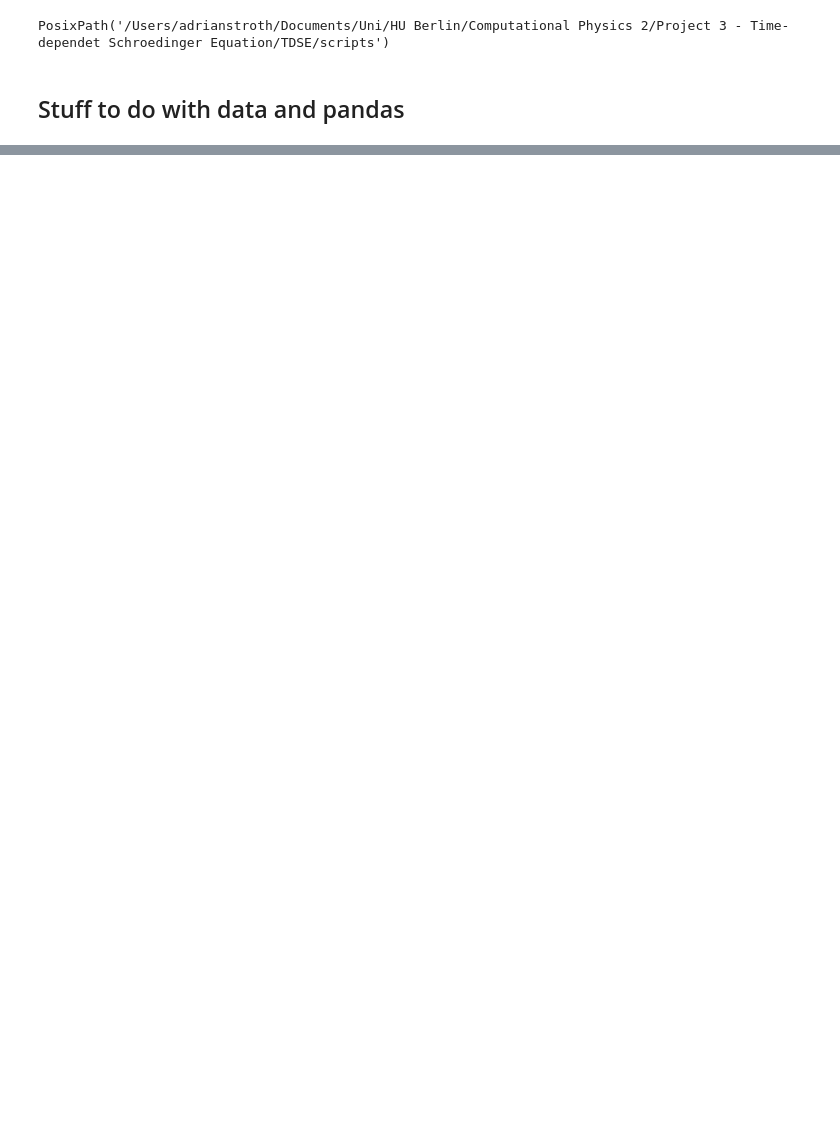
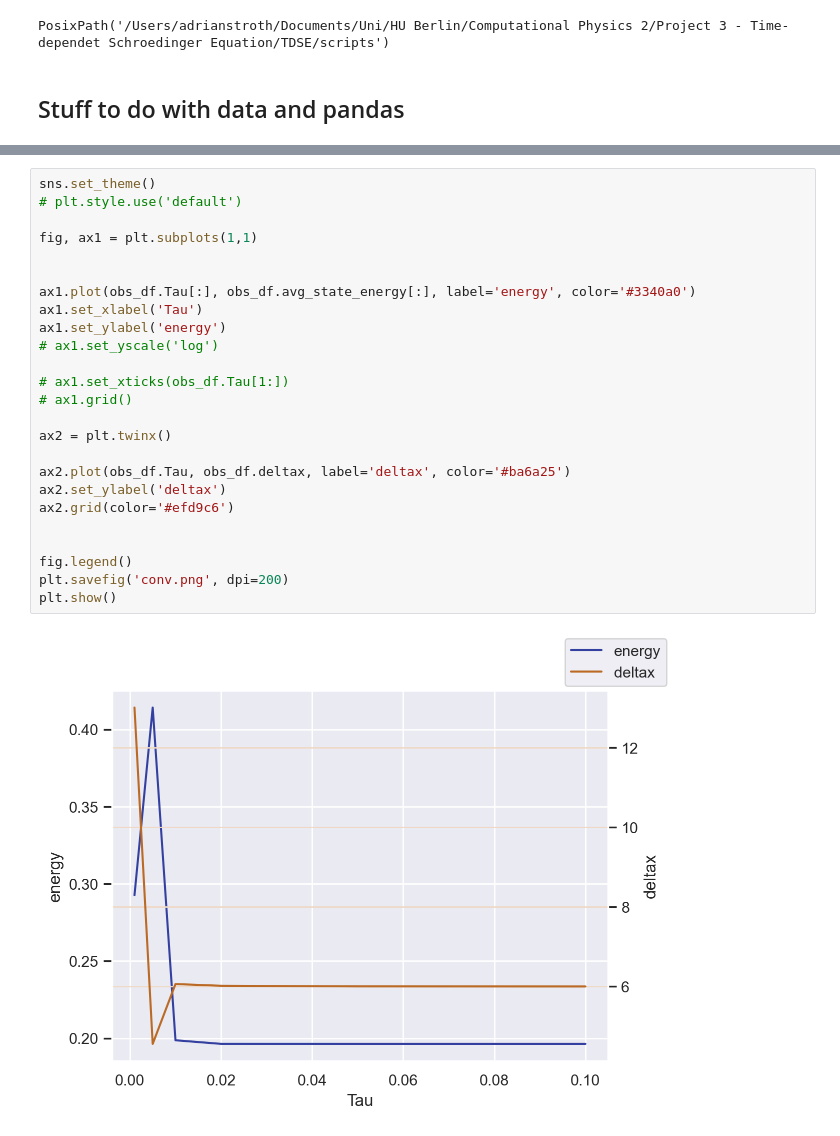
Before and after one commit to carlulli/TDSE, a Jupyter notebook: scripts/convergence.ipynb, the cells around one changed output, grey strips where cells are left out. Drawn from its saved outputs; the diff is of its cells as text; blank space fills up the shorter version.

```diff
--- a/scripts/convergence.ipynb
+++ b/scripts/convergence.ipynb
@@ -115,0 +202,27 @@ plt.show()
+# %%
+sns.set_theme()
+# plt.style.use('default')
+
+fig, ax1 = plt.subplots(1,1)
+
+
+ax1.plot(obs_df.Tau[:], obs_df.avg_state_energy[:], label='energy', color='#3340a0')
+ax1.set_xlabel('Tau')
+ax1.set_ylabel('energy')
+# ax1.set_yscale('log')
+
+# ax1.set_xticks(obs_df.Tau[1:])
+# ax1.grid()
+
+ax2 = plt.twinx()
+
+ax2.plot(obs_df.Tau, obs_df.deltax, label='deltax', color='#ba6a25')
+ax2.set_ylabel('deltax')
+ax2.grid(color='#efd9c6')
+
+
+fig.legend()
+plt.savefig('conv.png', dpi=200)
+plt.show()
+# %% [output]
+[figure, added]
```
Also changed, not shown: parts of 15 cells of this notebook.
